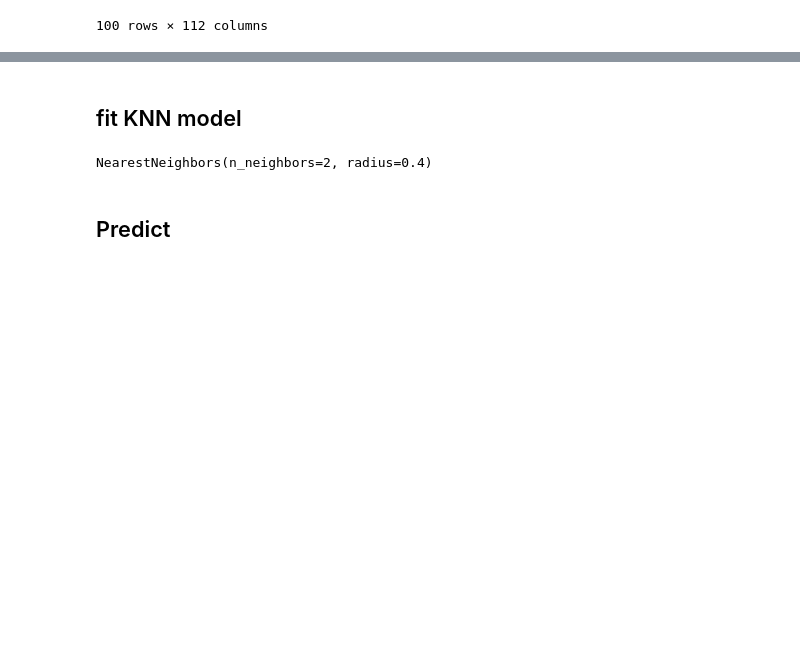
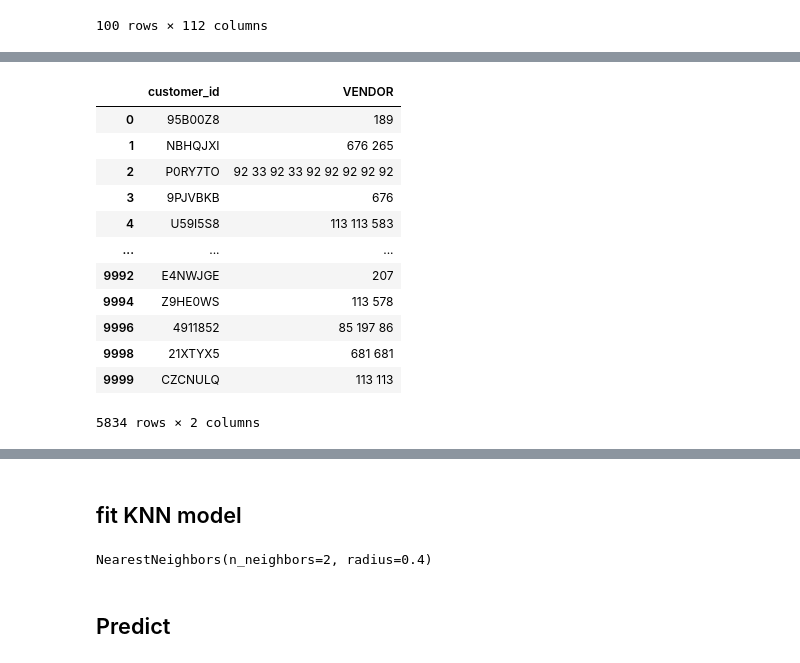
Before and after one commit to YeAnbang/Restaurant_Recommendation_System, a Jupyter notebook: Recommendation.ipynb, the cells around one changed output, grey strips where cells are left out. Cells and saved outputs as stored; diff of their text form; code cells hidden in the pictures; blank space fills up the shorter version.

```diff
--- a/Recommendation.ipynb
+++ b/Recommendation.ipynb
@@ -104,0 +167,19 @@ customer_array[:,6]*=3.
+# %%
+index_names = by_customer_rare[(by_customer_rare['VENDOR']=='')].index
+by_customer_rare.drop(index_names, inplace = True)
+
+by_customer_rare
+# %% [output]
+|  | customer_id | VENDOR |
+| 0 | 95B00Z8 | 189 |
+| 1 | NBHQJXI | 676 265 |
+| 2 | P0RY7TO | 92 33 92 33 92 92 92 92 92 |
+| 3 | 9PJVBKB | 676 |
+| 4 | U59I5S8 | 113 113 583 |
+| ... | ... | ... |
+| 9992 | E4NWJGE | 207 |
+| 9994 | Z9HE0WS | 113 578 |
+| 9996 | 4911852 | 85 197 86 |
+| 9998 | 21XTYX5 | 681 681 |
+| 9999 | CZCNULQ | 113 113 |
+5834 rows × 2 columns
```
Also changed, not shown: parts of 18 cells of this notebook.
